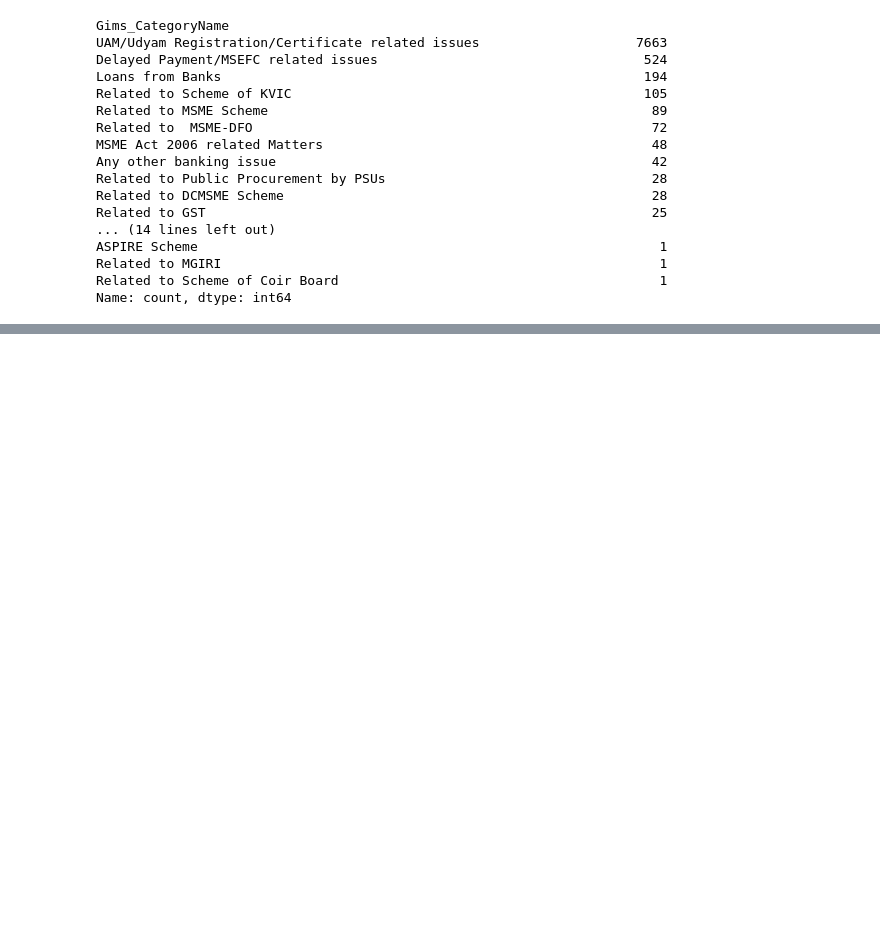
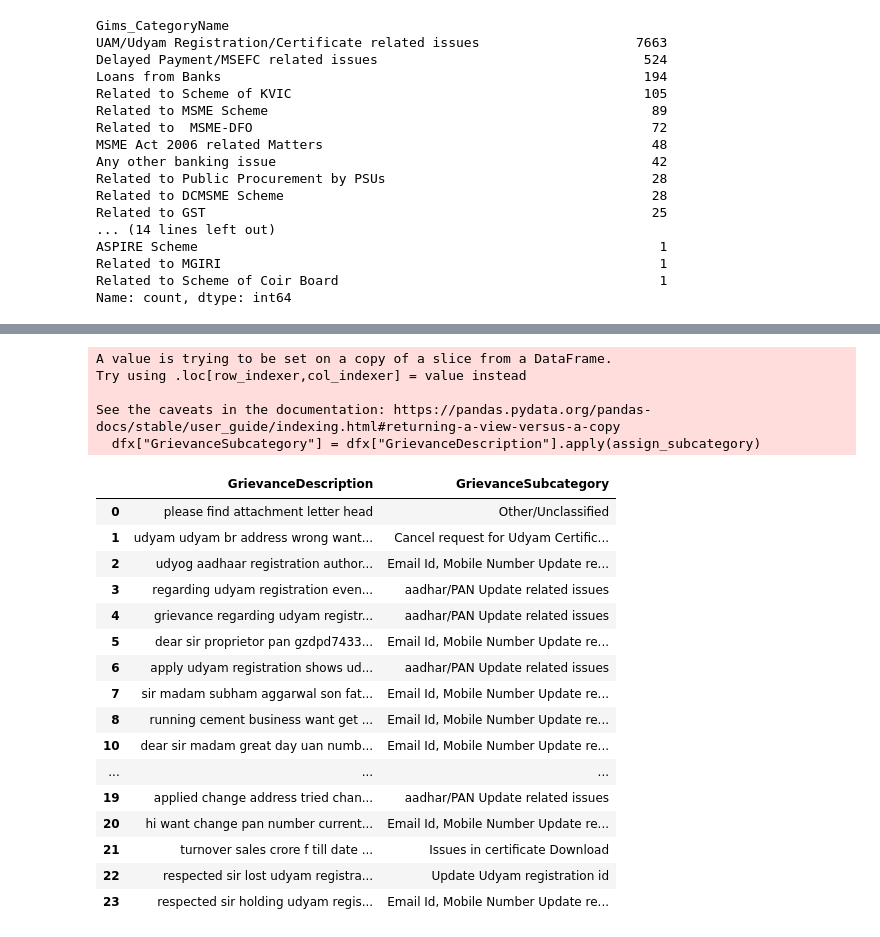
Before and after one commit to Rajshridhar/DataScience-Basics, a Jupyter notebook: championData.ipynb, the cells around one changed output, grey strips where cells are left out. Drawn from its saved outputs; the diff is of its cells as text; code cells hidden in the pictures; blank space fills up the shorter version.

```diff
--- a/championData.ipynb
+++ b/championData.ipynb
@@ -235,3 +296,57 @@ df[[DESC_COL, REPLY_COL]].head(10)
+# %%
+import re
+
+# Define subcategory rules as (subcategory, [keywords/phrases])
+SUBCATEGORY_RULES = [
+    ("Email Id, Mobile Number Update related issue", [r"email", r"mail", r"mobile", r"phone", r"number", r"update"]),
+    ("aadhar/PAN Update related issues", [r"aadhar", r"aadhaar", r"pan", r"update", r"correction", r"change"]),
+    ("Cancel request for Udyam Certificate Registration", [r"cancel", r"withdraw", r"delete", r"remove"]),
+    ("change of address", [r"address", r"change", r"update", r"edit"]),
+    ("latitude / longitude map Issues", [r"latitude", r"longitude", r"map", r"location", r"geo"]),
+    ("Issues in certificate Download", [r"certificate", r"download", r"print", r"unable", r"issue"]),
+    ("Update Udyam registration id", [r"udyam", r"registration id", r"update", r"change"]),
+    ("PAN already used in the registration", [r"pan", r"already used", r"duplicate", r"existing"]),
+    ("Udyam Registration done Yet not getting Registration ID", [r"registration done", r"not getting", r"id", r"missing", r"not received"]),
+    ("Fake MSME Certificate related Issues", [r"fake", r"fraud", r"invalid", r"msme", r"certificate"]),
+    ("OTP validation Authentication Error", [r"otp", r"validation", r"authentication", r"error", r"not received", r"failed"])
+]
+
+def assign_subcategory(text):
+    text = str(text).lower()
+    for subcat, patterns in SUBCATEGORY_RULES:
+        for pat in patterns:
+            if re.search(pat, text):
+                return subcat
+    return "Other/Unclassified"
+
+# Apply subcategory assignment to dfx
+dfx["GrievanceSubcategory"] = dfx["GrievanceDescription"].apply(assign_subcategory)
+
+# Preview the result
+dfx[["GrievanceDescription", "GrievanceSubcategory"]].head(20)
+# %% [output]
+A value is trying to be set on a copy of a slice from a DataFrame.
+Try using .loc[row_indexer,col_indexer] = value instead
+
+See the caveats in the documentation: https://pandas.pydata.org/pandas-docs/stable/user_guide/indexing.html#returning-a-view-versus-a-copy
+  dfx["GrievanceSubcategory"] = dfx["GrievanceDescription"].apply(assign_subcategory)
+|  | GrievanceDescription | GrievanceSubcategory |
+| 0 | please find attachment letter head | Other/Unclassified |
+| 1 | udyam udyam br address wrong want... | Cancel request for Udyam Certific... |
+| 2 | udyog aadhaar registration author... | Email Id, Mobile Number Update re... |
+| 3 | regarding udyam registration even... | aadhar/PAN Update related issues |
+| 4 | grievance regarding udyam registr... | aadhar/PAN Update related issues |
+| 5 | dear sir proprietor pan gzdpd7433... | Email Id, Mobile Number Update re... |
+| 6 | apply udyam registration shows ud... | aadhar/PAN Update related issues |
+| 7 | sir madam subham aggarwal son fat... | Email Id, Mobile Number Update re... |
+| 8 | running cement business want get ... | Email Id, Mobile Number Update re... |
+| 10 | dear sir madam great day uan numb... | Email Id, Mobile Number Update re... |
+| ... | ... | ... |
+| 19 | applied change address tried chan... | aadhar/PAN Update related issues |
+| 20 | hi want change pan number current... | Email Id, Mobile Number Update re... |
+| 21 | turnover sales crore f till date ... | Issues in certificate Download |
+| 22 | respected sir lost udyam registra... | Update Udyam registration id |
+| 23 | respected sir holding udyam regis... | Email Id, Mobile Number Update re... |
 # %%
 # Auto-tag grievances into Category + Subcategory (rule-based)
 from typing import Tuple, Optional
```
Also changed, not shown: parts of 5 cells of this notebook, 1 other file.
